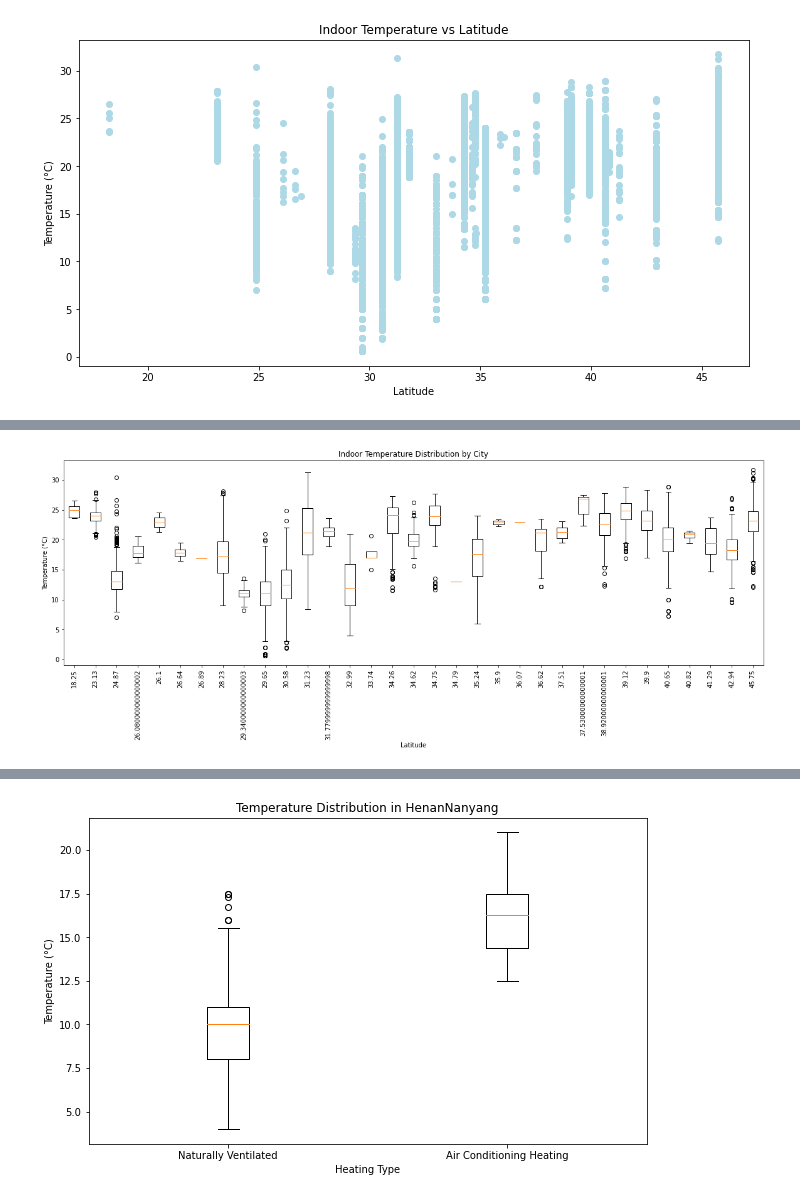
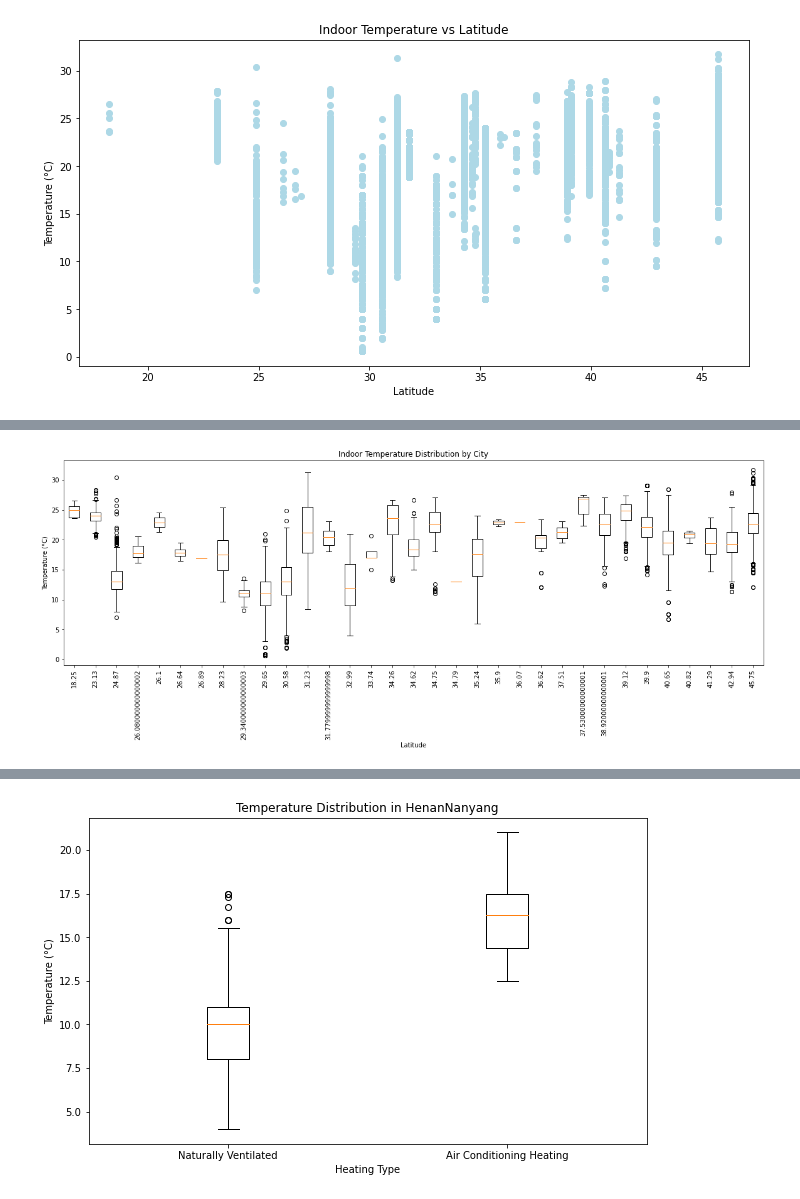
Before and after one commit to ruijis/RD_comfort, a Jupyter notebook: Data_explore.ipynb, the cells around one changed output, grey strips where cells are left out. Saved outputs shown, nothing was run; the diff lists cells and outputs as text; code cells hidden in the pictures.

```diff
--- a/Data_explore.ipynb
+++ b/Data_explore.ipynb
@@ -32,6 +32,5 @@ df_city = df.groupby('city').agg(
     ta=('ta', 'mean'),
     top=('top', 'mean'),
     clo=('clo', 'mean'),
-    latitude=('latitude', 'mean'),
-    t_out=('t_out', 'mean')
+    latitude=('latitude', 'mean')
 ).reset_index()
@@ -104,14 +101,14 @@ df_city
 # %%
 # box plot the indoor temperature distribution by city, show latitude as x-axis
 plt.figure(figsize=(20, 6))
-plt.boxplot([df[df['city'] == city]['ta'] for city in df_city['city']], labels=df_city['latitude'])
+plt.boxplot([df[df['city'] == city]['top'] for city in df_city['city']], labels=df_city['latitude'])
 plt.title('Indoor Temperature Distribution by City')
 plt.xlabel('Latitude')
 plt.ylabel('Temperature (°C)')
 plt.xticks(rotation=90)  # Rotate x-axis labels by 45 degrees
 plt.show()
 # %% [output]
-[figure, old version]
+[figure, new version]
 # %%
 # box plot the indoor temperature distribution by city, show latitude as x-axis
 plt.figure(figsize=(20, 6))
```
Also changed, not shown: parts of 2 cells of this notebook, 2 other files.
